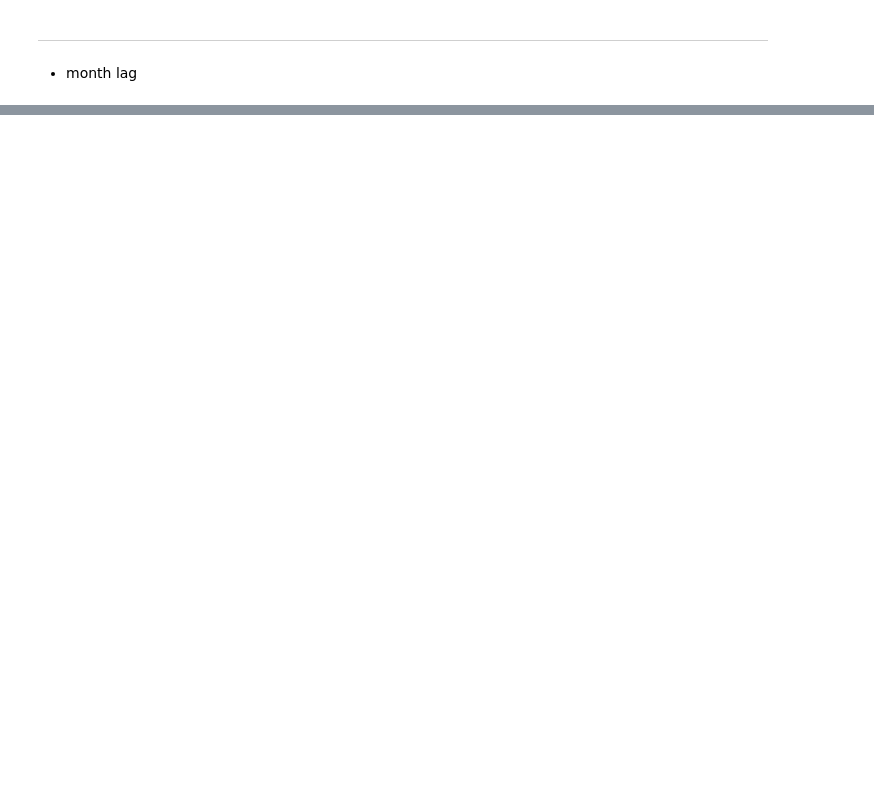
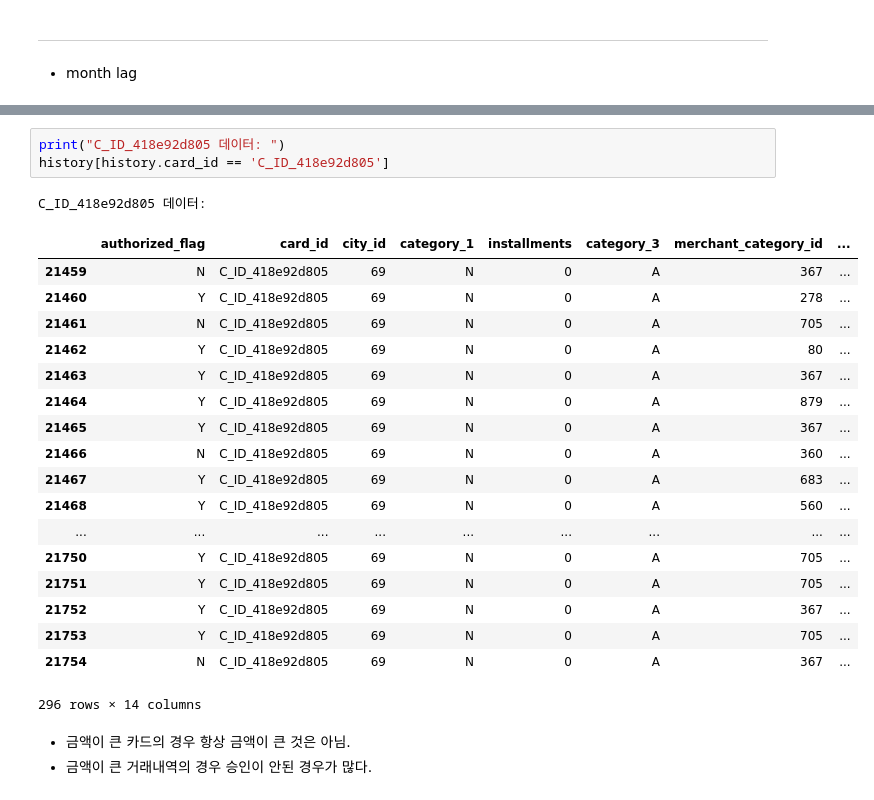
Before and after one commit to SONG-WONHO/Kaggle-Elo, a Jupyter notebook: 1-4 EDA.ipynb, the cells around one changed output, grey strips where cells are left out. Cells and saved outputs as stored; diff of their text form; blank space fills up the shorter version.

```diff
--- a/1-4 EDA.ipynb
+++ b/1-4 EDA.ipynb
@@ -448,0 +498,26 @@ Name: card_id, Length: 243, dtype: int64
+# %%
+print("C_ID_418e92d805 데이터: ")
+history[history.card_id == 'C_ID_418e92d805']
+# %% [output]
+C_ID_418e92d805 데이터:
+|  | authorized_flag | card_id | city_id | category_1 | installments | category_3 | merchant_category_id | ... |
+| 21459 | N | C_ID_418e92d805 | 69 | N | 0 | A | 367 | ... |
+| 21460 | Y | C_ID_418e92d805 | 69 | N | 0 | A | 278 | ... |
+| 21461 | N | C_ID_418e92d805 | 69 | N | 0 | A | 705 | ... |
+| 21462 | Y | C_ID_418e92d805 | 69 | N | 0 | A | 80 | ... |
+| 21463 | Y | C_ID_418e92d805 | 69 | N | 0 | A | 367 | ... |
+| 21464 | Y | C_ID_418e92d805 | 69 | N | 0 | A | 879 | ... |
+| 21465 | Y | C_ID_418e92d805 | 69 | N | 0 | A | 367 | ... |
+| 21466 | N | C_ID_418e92d805 | 69 | N | 0 | A | 360 | ... |
+| 21467 | Y | C_ID_418e92d805 | 69 | N | 0 | A | 683 | ... |
+| 21468 | Y | C_ID_418e92d805 | 69 | N | 0 | A | 560 | ... |
+| ... | ... | ... | ... | ... | ... | ... | ... | ... |
+| 21750 | Y | C_ID_418e92d805 | 69 | N | 0 | A | 705 | ... |
+| 21751 | Y | C_ID_418e92d805 | 69 | N | 0 | A | 705 | ... |
+| 21752 | Y | C_ID_418e92d805 | 69 | N | 0 | A | 367 | ... |
+| 21753 | Y | C_ID_418e92d805 | 69 | N | 0 | A | 705 | ... |
+| 21754 | N | C_ID_418e92d805 | 69 | N | 0 | A | 367 | ... |
+296 rows × 14 columns
+# %% [markdown]
+* 금액이 큰 카드의 경우 항상 금액이 큰 것은 아님.
+* 금액이 큰 거래내역의 경우 승인이 안된 경우가 많다.
```
Also changed, not shown: parts of 61 cells of this notebook.
